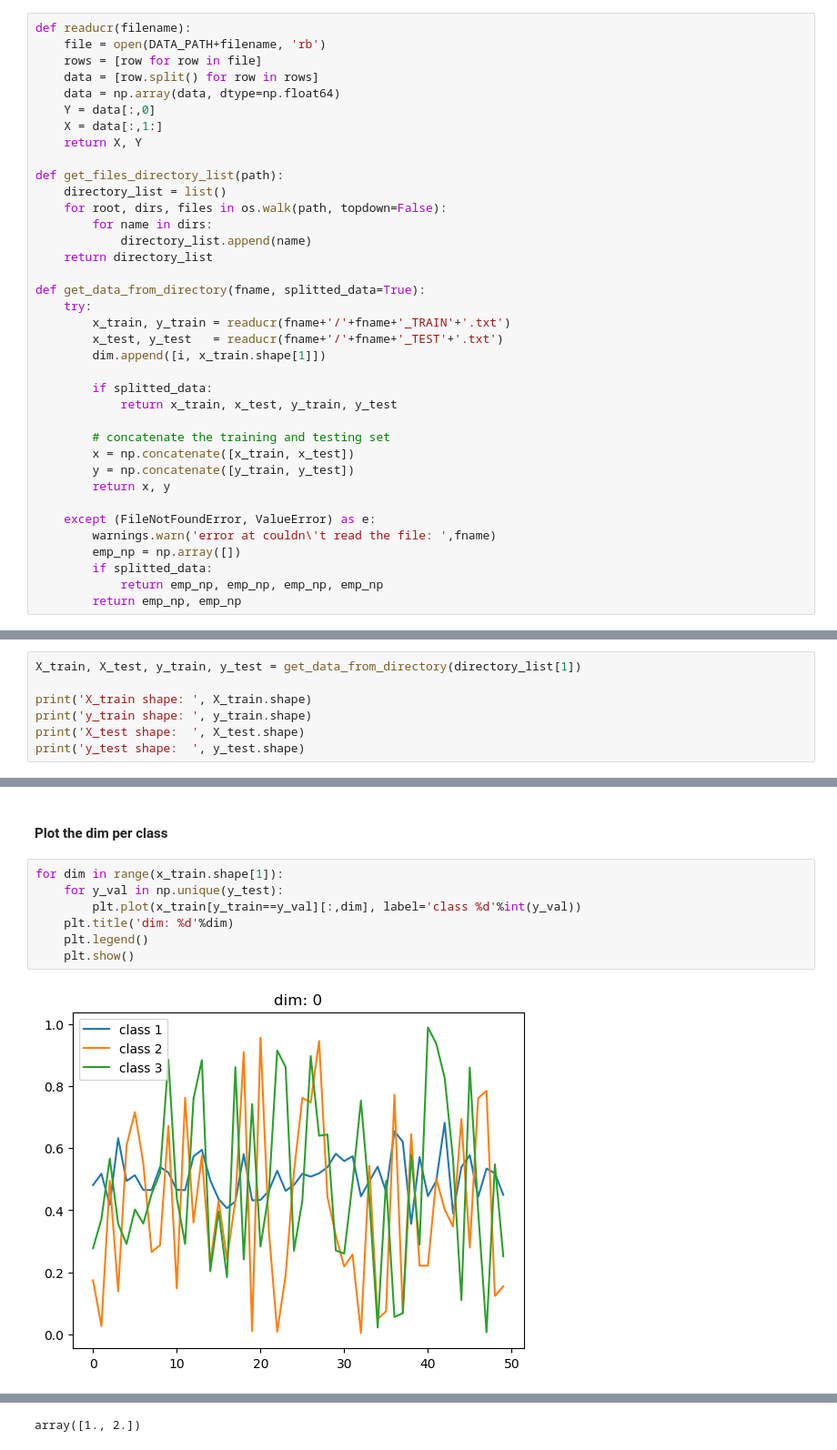
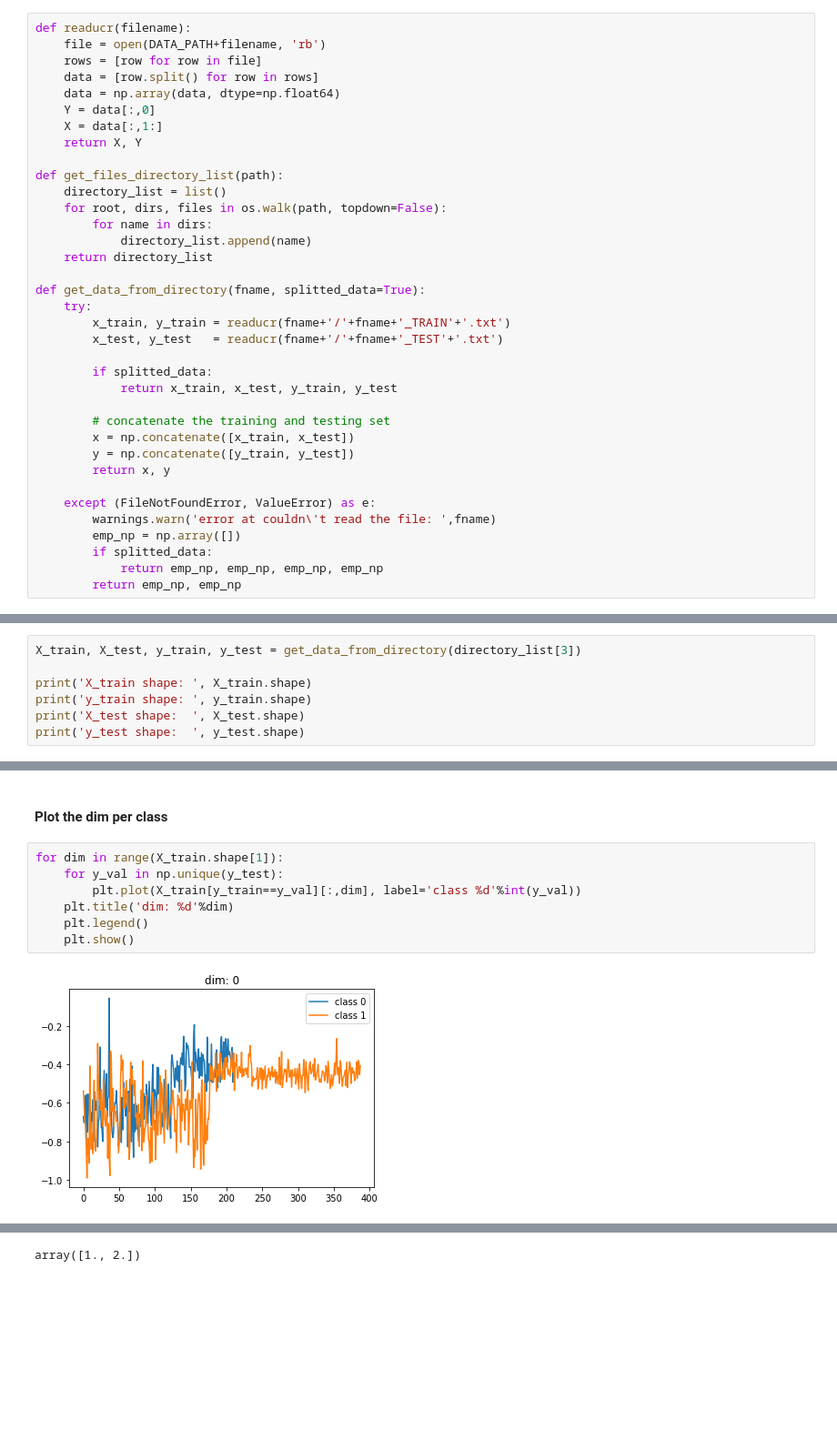
Before and after one commit to SamirMoustafa/Time-Series-Classification, a Jupyter notebook: explore.ipynb, the cells around one changed output, grey strips where cells are left out. Shown at 91% size. Saved outputs shown, nothing was run; the diff lists cells and outputs as text; blank space fills up the shorter version.

```diff
--- a/explore.ipynb
+++ b/explore.ipynb
@@ -32,7 +32,6 @@ def get_data_from_directory(fname, splitted_data=True):
     try:
         x_train, y_train = readucr(fname+'/'+fname+'_TRAIN'+'.txt')
         x_test, y_test   = readucr(fname+'/'+fname+'_TEST'+'.txt')
-        dim.append([i, x_train.shape[1]])
 
         if splitted_data:
             return x_train, x_test, y_train, y_test
@@ -58,7 +57,7 @@ print('y shape: ', y.shape)
 X shape:  (4478, 315)
 y shape:  (4478,)
 # %%
-X_train, X_test, y_train, y_test = get_data_from_directory(directory_list[1])
+X_train, X_test, y_train, y_test = get_data_from_directory(directory_list[3])
 
 print('X_train shape: ', X_train.shape)
 print('y_train shape: ', y_train.shape)
@@ -72,11 +71,11 @@ y_test shape:   (3582,)
 # %% [markdown]
 #### Plot the dim per class
 # %%
-for dim in range(x_train.shape[1]):
+for dim in range(X_train.shape[1]):
     for y_val in np.unique(y_test):
-        plt.plot(x_train[y_train==y_val][:,dim], label='class %d'%int(y_val))
+        plt.plot(X_train[y_train==y_val][:,dim], label='class %d'%int(y_val))
     plt.title('dim: %d'%dim)
     plt.legend()
     plt.show()
 # %% [output]
-[figure, old version]
+[figure, new version]
```
Also changed, not shown: parts of 2 cells of this notebook.
